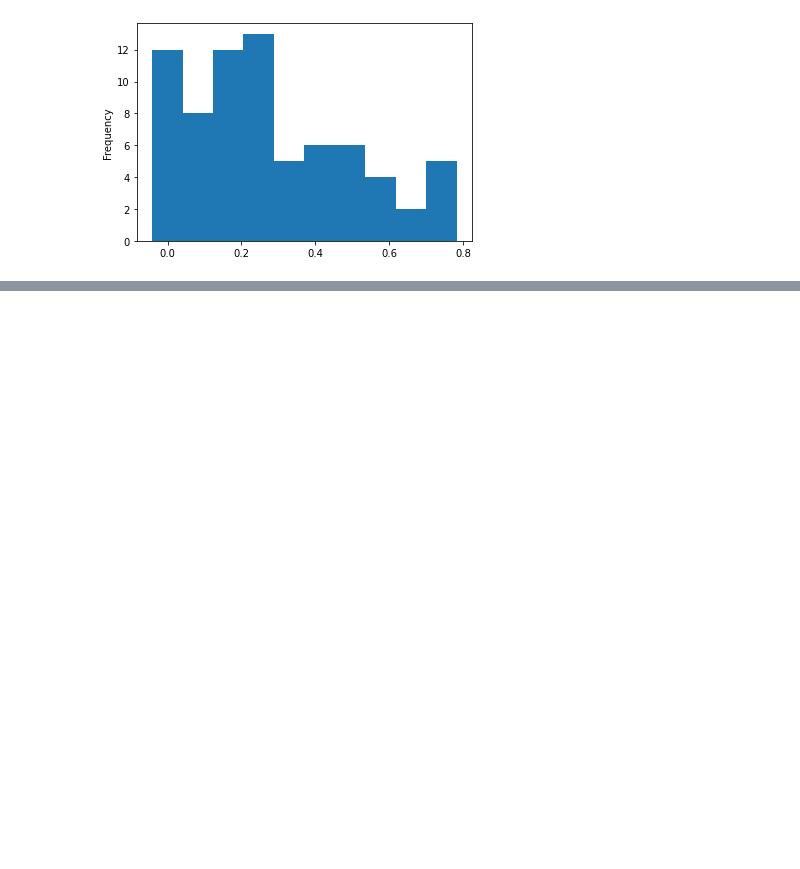
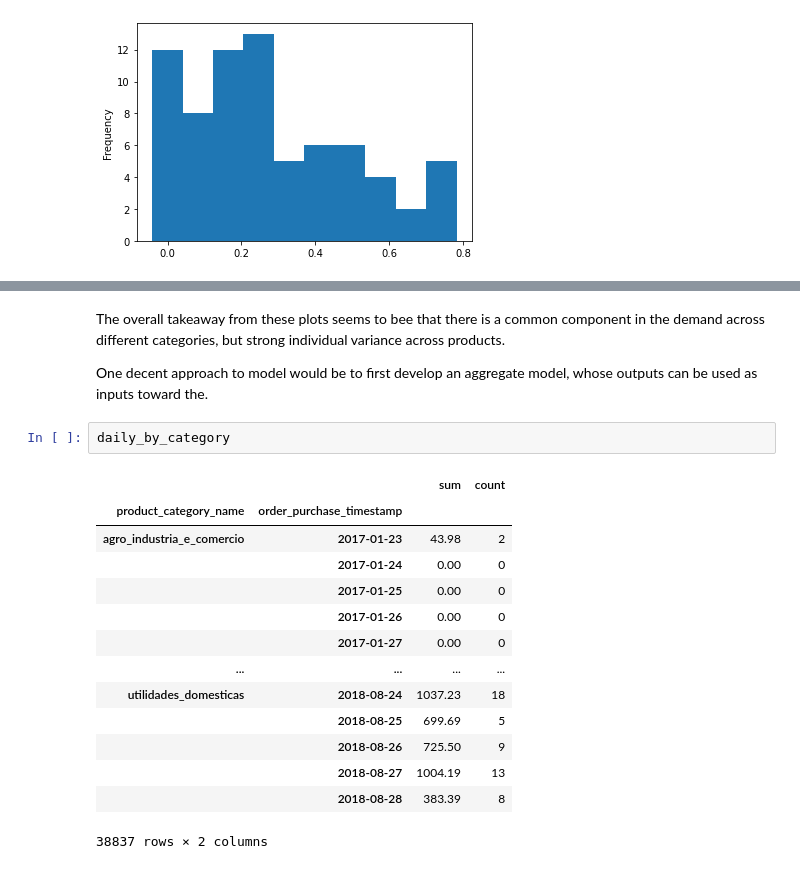
Before and after one commit to loerssoni/ecommece-wknd, a Jupyter notebook: exploratory/1.0-DemandEDA.ipynb, the cells around one changed output, grey strips where cells are left out. Drawn from its saved outputs; the diff is of its cells as text; blank space fills up the shorter version.

```diff
--- a/exploratory/1.0-DemandEDA.ipynb
+++ b/exploratory/1.0-DemandEDA.ipynb
@@ -97,0 +95,22 @@ orders.set_index('order_purchase_timestamp')
+# %% [markdown]
+The overall takeaway from these plots seems to bee that there is a common component in the demand across different categories,
+but strong individual variance across products.
+
+One decent approach to model would be to first develop an aggregate model, whose outputs can be used as inputs toward the.
+# %%
+daily_by_category
+# %% [output]
+|  |  | sum | count |
+| product_category_name | order_purchase_timestamp |  |  |
+| agro_industria_e_comercio | 2017-01-23 | 43.98 | 2 |
+|  | 2017-01-24 | 0.00 | 0 |
+|  | 2017-01-25 | 0.00 | 0 |
+|  | 2017-01-26 | 0.00 | 0 |
+|  | 2017-01-27 | 0.00 | 0 |
+| ... | ... | ... | ... |
+| utilidades_domesticas | 2018-08-24 | 1037.23 | 18 |
+|  | 2018-08-25 | 699.69 | 5 |
+|  | 2018-08-26 | 725.50 | 9 |
+|  | 2018-08-27 | 1004.19 | 13 |
+|  | 2018-08-28 | 383.39 | 8 |
+38837 rows × 2 columns
```
Also changed, not shown: parts of 8 cells of this notebook, 1 other file.
